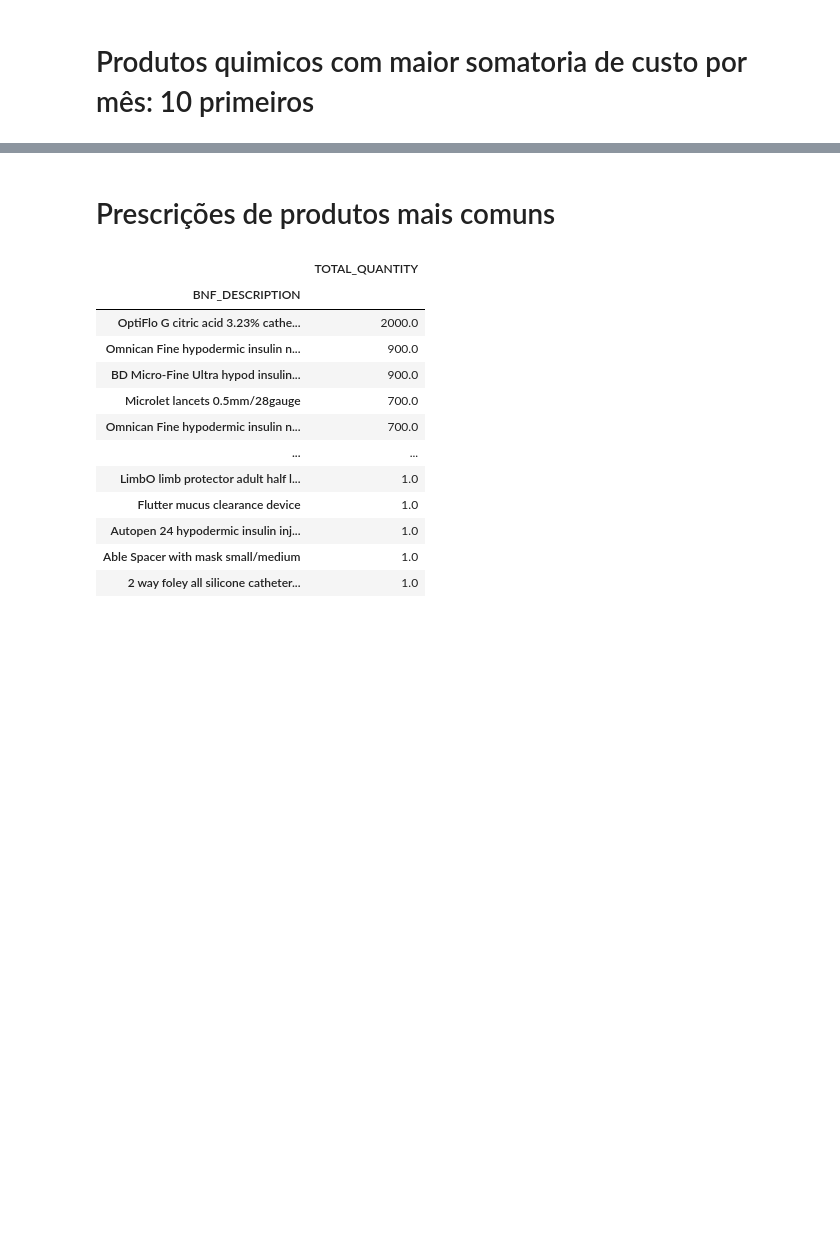
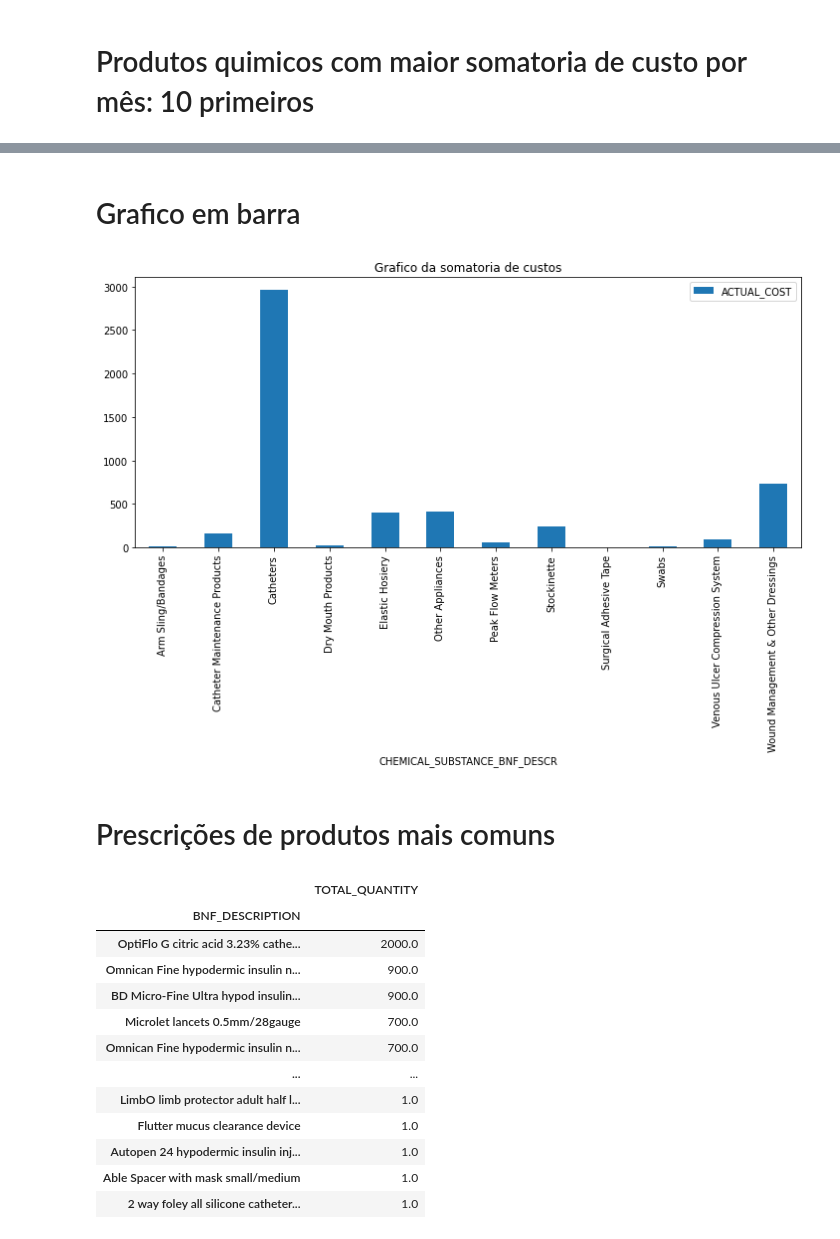
Before and after one commit to Dalerem/projeto, a Jupyter notebook: desafio.ipynb, the cells around one changed output, grey strips where cells are left out. Saved outputs shown, nothing was run; the diff lists cells and outputs as text; code cells hidden in the pictures; blank space fills up the shorter version.

```diff
--- a/desafio.ipynb
+++ b/desafio.ipynb
@@ -134,4 +134,15 @@ display((somatoria()).sum().sort_values('ACTUAL_COST', ascending=False).head(10)
 | Swabs | 12.18884 |
+# %% [markdown]
+# Grafico em barra
+# %%
+def grafi_soma():
+    somatoria().sum().plot(kind='bar', figsize=(12, 5))
+    plt.title('Grafico da somatoria de custos')
+    return plt.show()
+
+grafi_soma()
+# %% [output]
+[figure, added]
 # %% [markdown]
 # Prescrições de produtos mais comuns
 # %%
```
Also changed, not shown: parts of 11 cells of this notebook.
